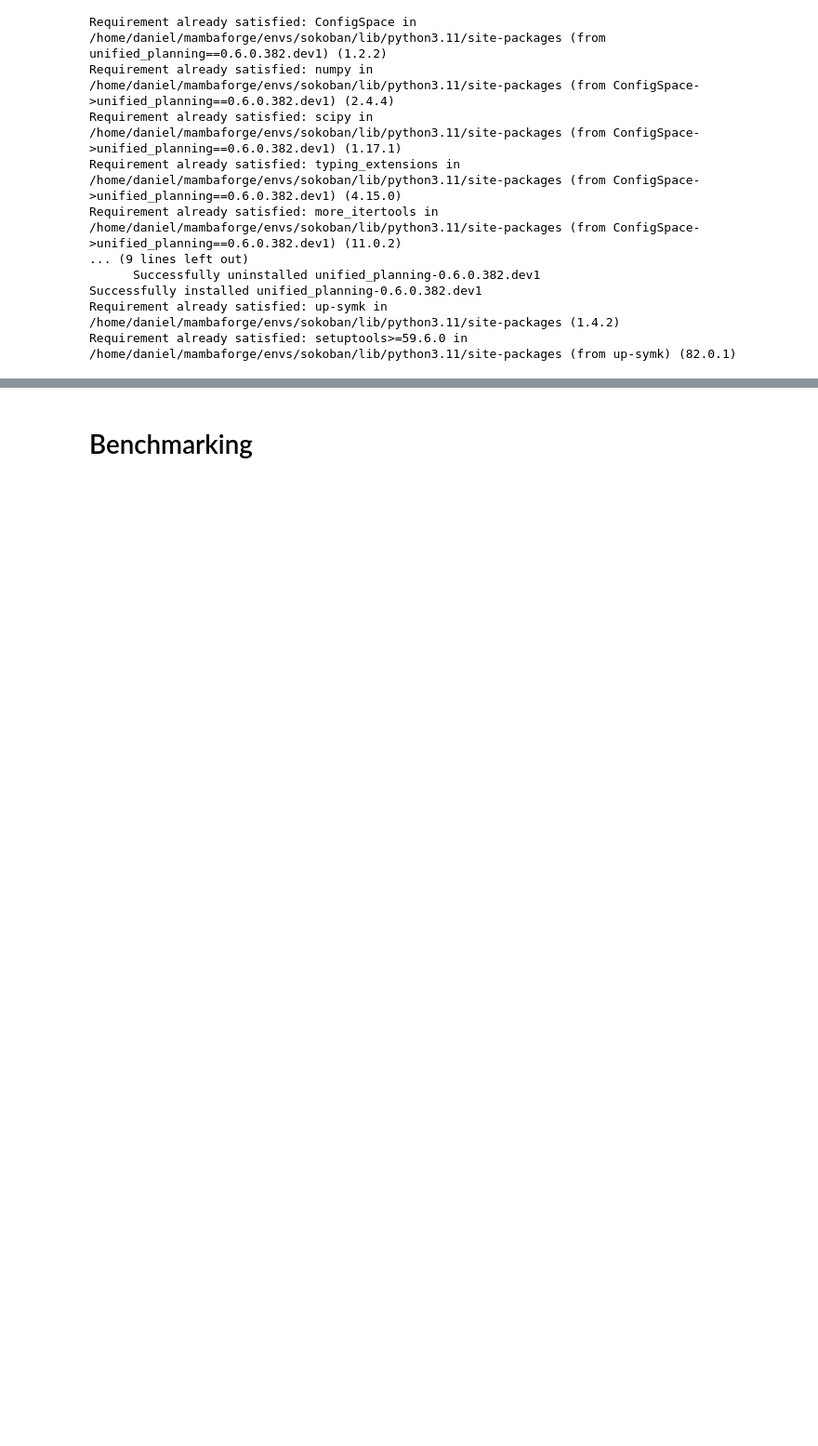
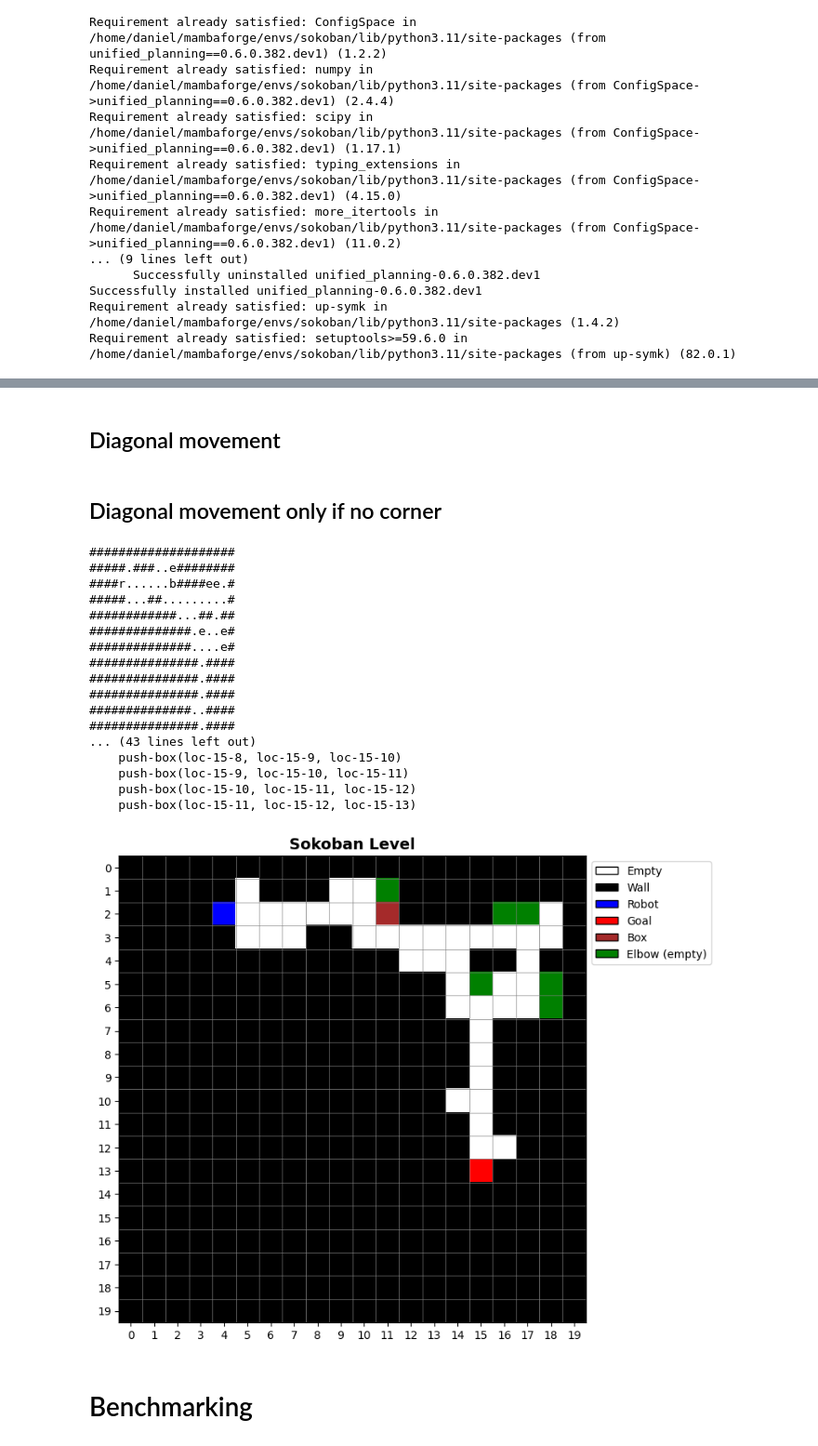
Before and after one commit to FlavioFoxes/colosseum, a Jupyter notebook: src/colosseum/tasks/maze/notebooks/maze_generation.ipynb, the cells around one changed output, grey strips where cells are left out. Shown at 93% size. Cells and saved outputs as stored; diff of their text form; code cells hidden in the pictures; blank space fills up the shorter version.

Commit message:
Additional problem formulations and action mapping

```diff
--- a/src/colosseum/tasks/maze/notebooks/maze_generation.ipynb
+++ b/src/colosseum/tasks/maze/notebooks/maze_generation.ipynb
@@ -915,0 +932,2 @@ with OneshotPlanner(problem_kind=sokoban_problem.kind) as planner:
+# %% [markdown]
+## Diagonal movement
@@ -915,0 +1106,2 @@ with OneshotPlanner(problem_kind=sokoban_problem.kind) as planner:
+# %% [markdown]
+## Diagonal movement only if no corner
@@ -916,3 +1341,39 @@ with OneshotPlanner(problem_kind=sokoban_problem.kind) as planner:
+# %%
+# Generate a level and the corresponding problem
+sokoban_level = generate_maze(20, 20, erosion=True)
+stringified_level = maze_to_string(sokoban_level)
+sokoban_problem = create_free_diagonal_sokoban_problem(stringified_level, with_axioms=False)
+
+pretty_print(sokoban_level)
+plot_level(sokoban_level)
+
+# Solve the problem
+with OneshotPlanner(problem_kind=sokoban_problem.kind) as planner:
+    result = planner.solve(sokoban_problem) # , output_stream=sys.stdout
+    if result.status in unified_planning.engines.results.POSITIVE_OUTCOMES:
+        print(f"{planner.name} found this plan:")
+        print(result.plan)
+    else:
+        print("No plan found.")
+# %% [output]
+####################
+#####.###..e########
+####r......b####ee.#
+#####...##.........#
+############...##.##
+##############.e..e#
+##############....e#
+###############.####
+###############.####
+###############.####
+##############..####
+###############.####
+... (43 lines left out)
+    push-box(loc-15-8, loc-15-9, loc-15-10)
+    push-box(loc-15-9, loc-15-10, loc-15-11)
+    push-box(loc-15-10, loc-15-11, loc-15-12)
+    push-box(loc-15-11, loc-15-12, loc-15-13)
+[figure, added]
 # %% [markdown]
 # Benchmarking
 # %%
```
Also changed, not shown: parts of 14 cells of this notebook.
